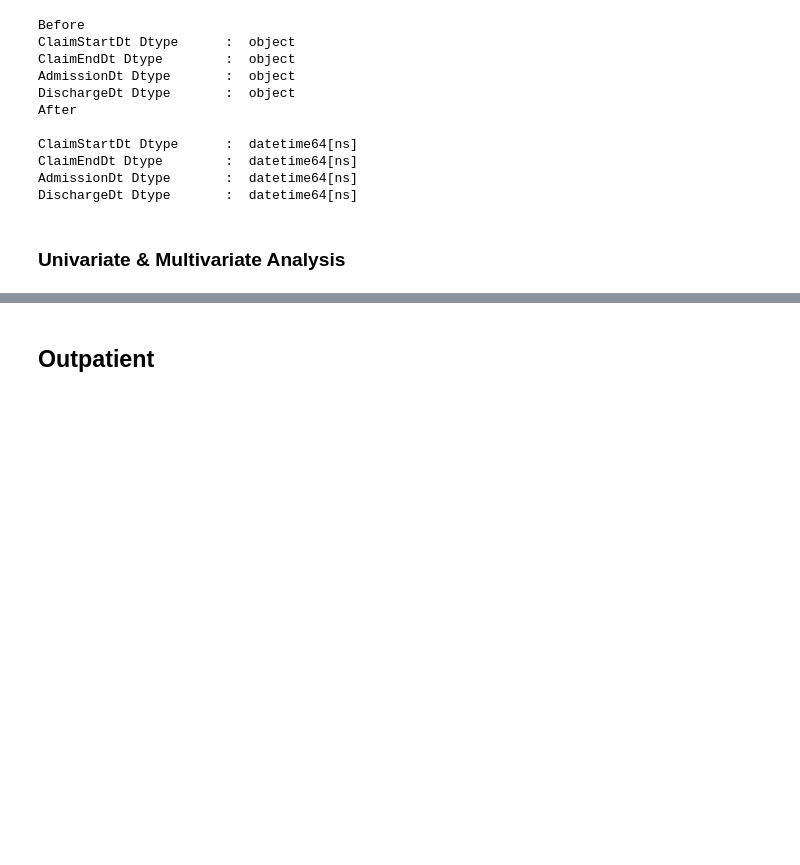
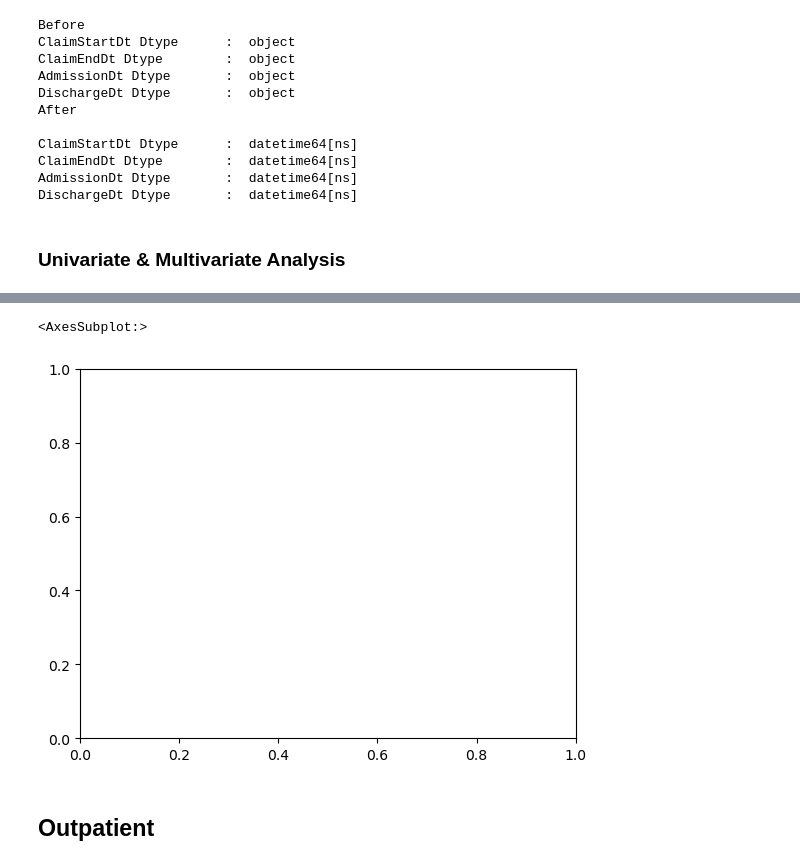
Before and after one commit to JodhiKrisantus/Healthcare-Provider-Fraud-Detection-Analysis, a Jupyter notebook: script_python.ipynb, the cells around one changed output, grey strips where cells are left out. Saved outputs shown, nothing was run; the diff lists cells and outputs as text; code cells hidden in the pictures; blank space fills up the shorter version.

```diff
--- a/script_python.ipynb
+++ b/script_python.ipynb
@@ -459,3 +525,8 @@ DischargeDt Dtype       :  datetime64[ns]
+# %%
+sns.lineplot()
+# %% [output]
+<AxesSubplot:>
+[figure, added]
 # %% [markdown]
 ## Outpatient
 # %%
```
Also changed, not shown: parts of 41 cells of this notebook.
